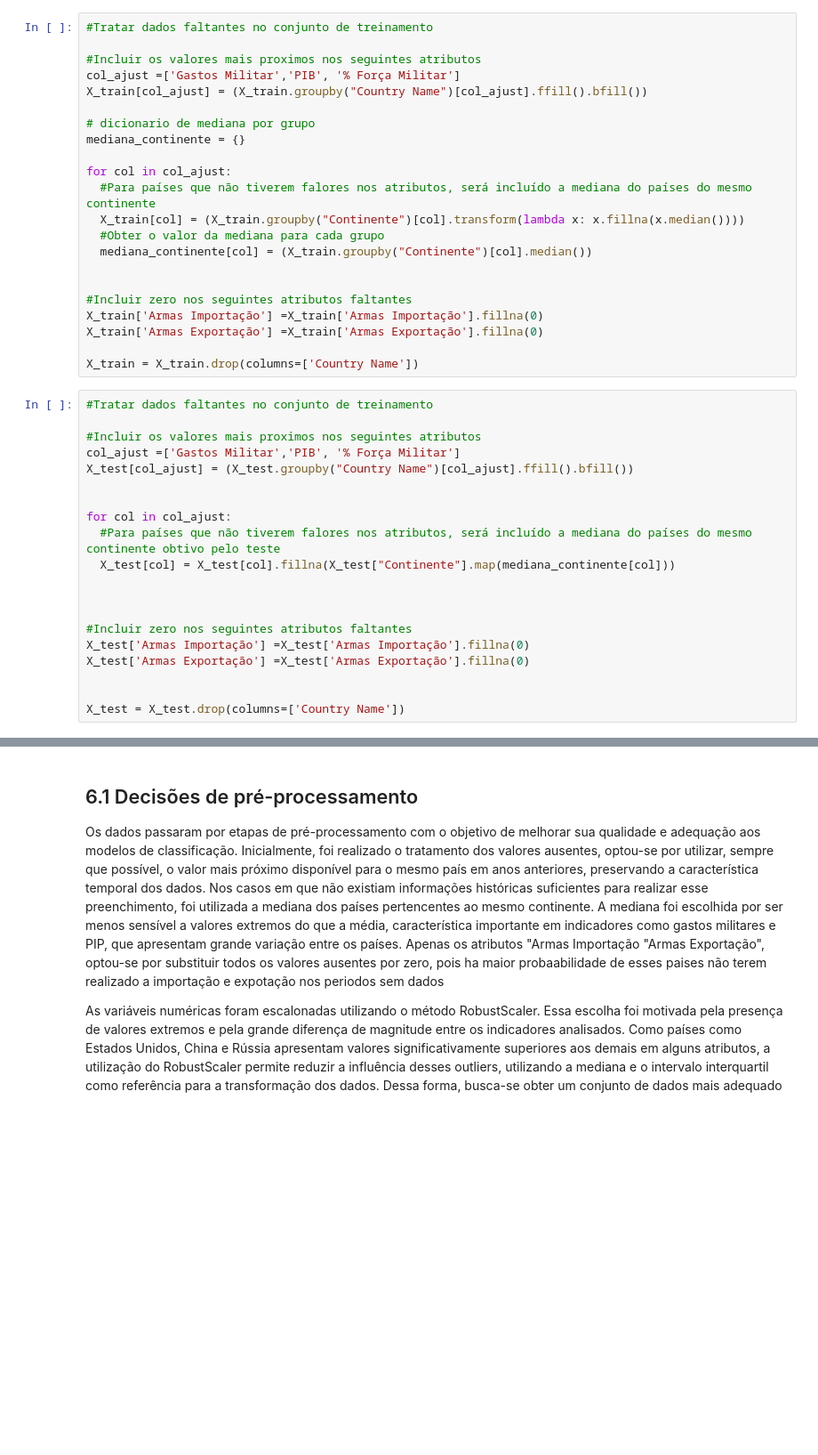
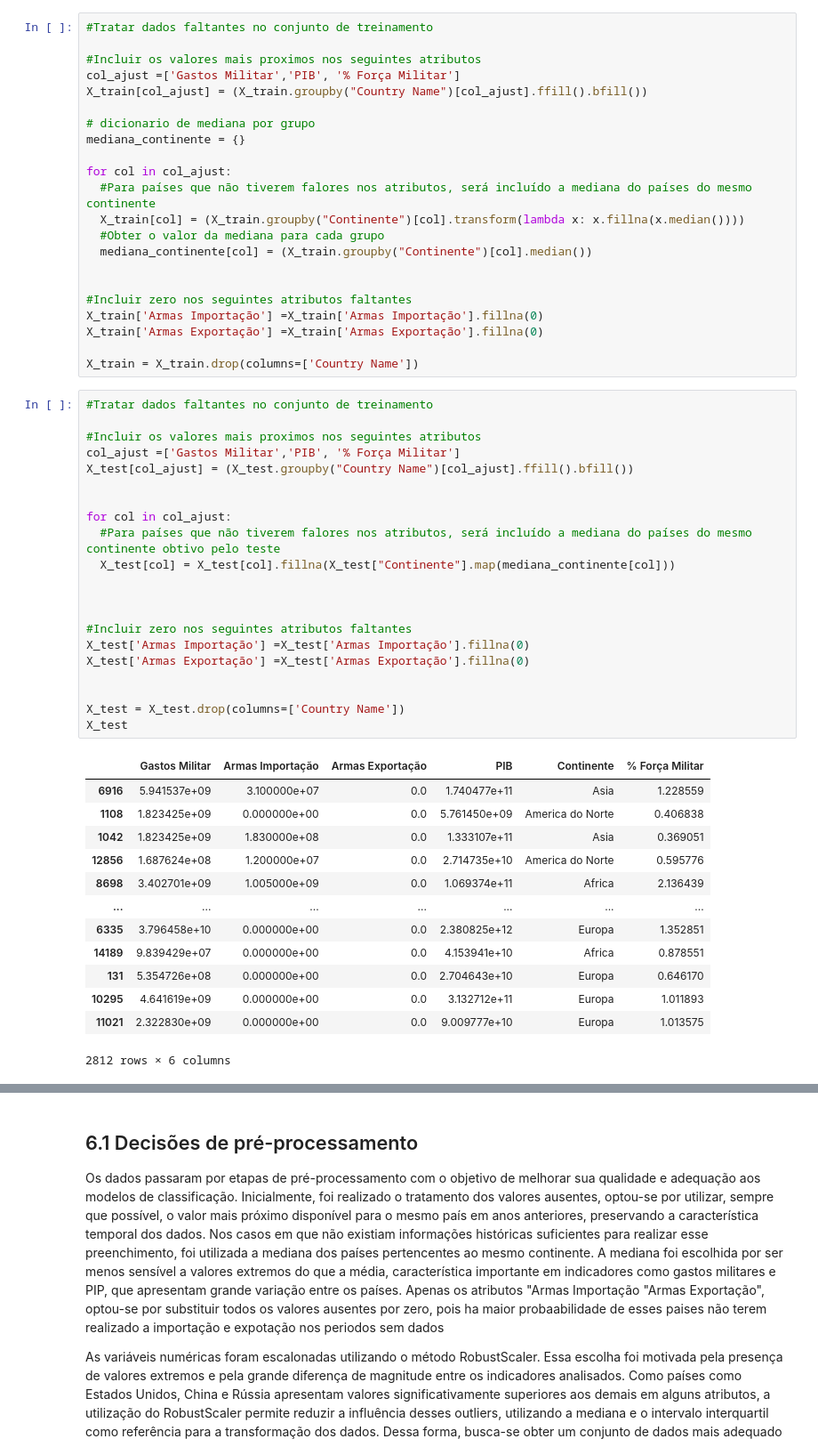
Before and after one commit to marcelastein/MVP-Classificacao_conflitos_militares, a Jupyter notebook: MVP_ML_Classificacao_de_conflitos.ipynb, the cells around one changed output, grey strips where cells are left out. Shown at 89% size. Saved outputs shown, nothing was run; the diff lists cells and outputs as text; blank space fills up the shorter version.

```diff
--- a/MVP_ML_Classificacao_de_conflitos.ipynb
+++ b/MVP_ML_Classificacao_de_conflitos.ipynb
@@ -800,20 +899,35 @@ X_train = X_train.drop(columns=['Country Name'])
 # %%
 #Tratar dados faltantes no conjunto de treinamento
 
 #Incluir os valores mais proximos nos seguintes atributos
 col_ajust =['Gastos Militar','PIB', '% Força Militar']
 X_test[col_ajust] = (X_test.groupby("Country Name")[col_ajust].ffill().bfill())
 
 
 for col in col_ajust:
   #Para países que não tiverem falores nos atributos, será incluído a mediana do países do mesmo continente obtivo pelo teste
   X_test[col] = X_test[col].fillna(X_test["Continente"].map(mediana_continente[col]))
 
 
 
 #Incluir zero nos seguintes atributos faltantes
 X_test['Armas Importação'] =X_test['Armas Importação'].fillna(0)
 X_test['Armas Exportação'] =X_test['Armas Exportação'].fillna(0)
 
 
 X_test = X_test.drop(columns=['Country Name'])
+X_test
+# %% [output]
+|  | Gastos Militar | Armas Importação | Armas Exportação | PIB | Continente | % Força Militar |
+| 6916 | 5.941537e+09 | 3.100000e+07 | 0.0 | 1.740477e+11 | Asia | 1.228559 |
+| 1108 | 1.823425e+09 | 0.000000e+00 | 0.0 | 5.761450e+09 | America do Norte | 0.406838 |
+| 1042 | 1.823425e+09 | 1.830000e+08 | 0.0 | 1.333107e+11 | Asia | 0.369051 |
+| 12856 | 1.687624e+08 | 1.200000e+07 | 0.0 | 2.714735e+10 | America do Norte | 0.595776 |
+| 8698 | 3.402701e+09 | 1.005000e+09 | 0.0 | 1.069374e+11 | Africa | 2.136439 |
+| ... | ... | ... | ... | ... | ... | ... |
+| 6335 | 3.796458e+10 | 0.000000e+00 | 0.0 | 2.380825e+12 | Europa | 1.352851 |
+| 14189 | 9.839429e+07 | 0.000000e+00 | 0.0 | 4.153941e+10 | Africa | 0.878551 |
+| 131 | 5.354726e+08 | 0.000000e+00 | 0.0 | 2.704643e+10 | Europa | 0.646170 |
+| 10295 | 4.641619e+09 | 0.000000e+00 | 0.0 | 3.132712e+11 | Europa | 1.011893 |
+| 11021 | 2.322830e+09 | 0.000000e+00 | 0.0 | 9.009777e+10 | Europa | 1.013575 |
+2812 rows × 6 columns
```
Also changed, not shown: parts of 16 cells of this notebook.
